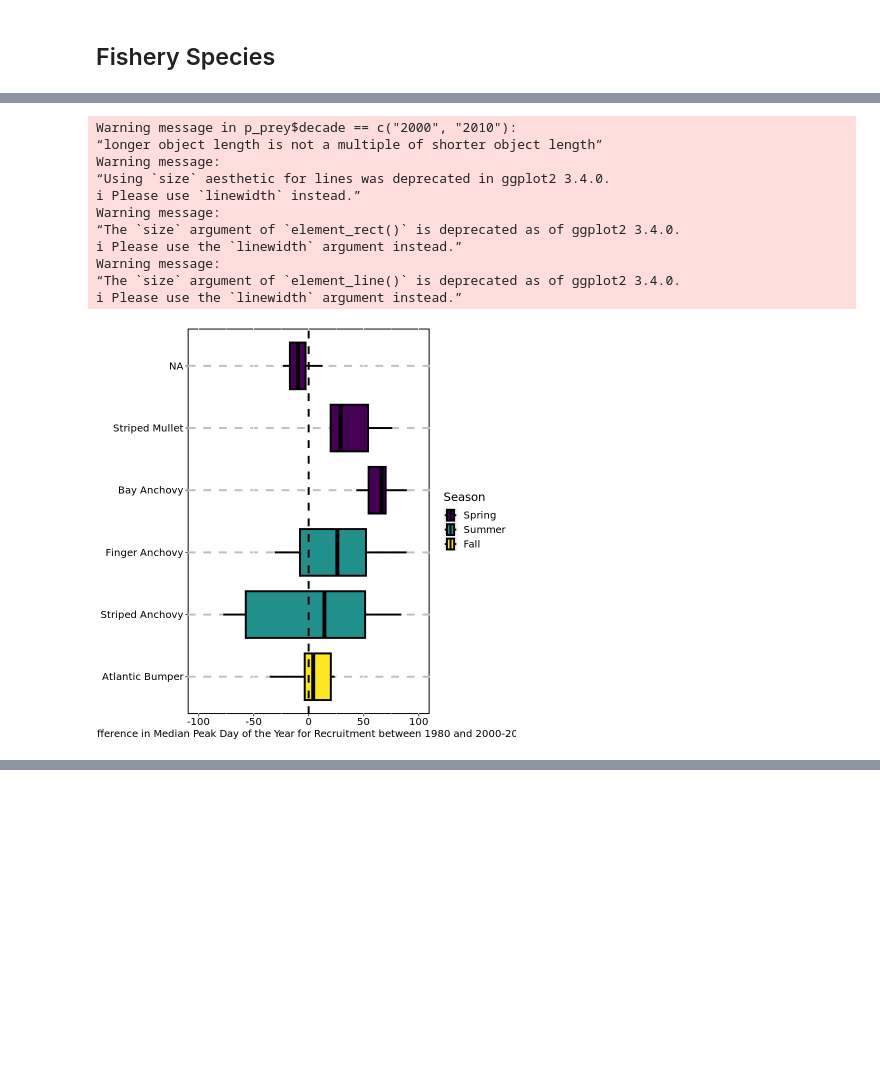
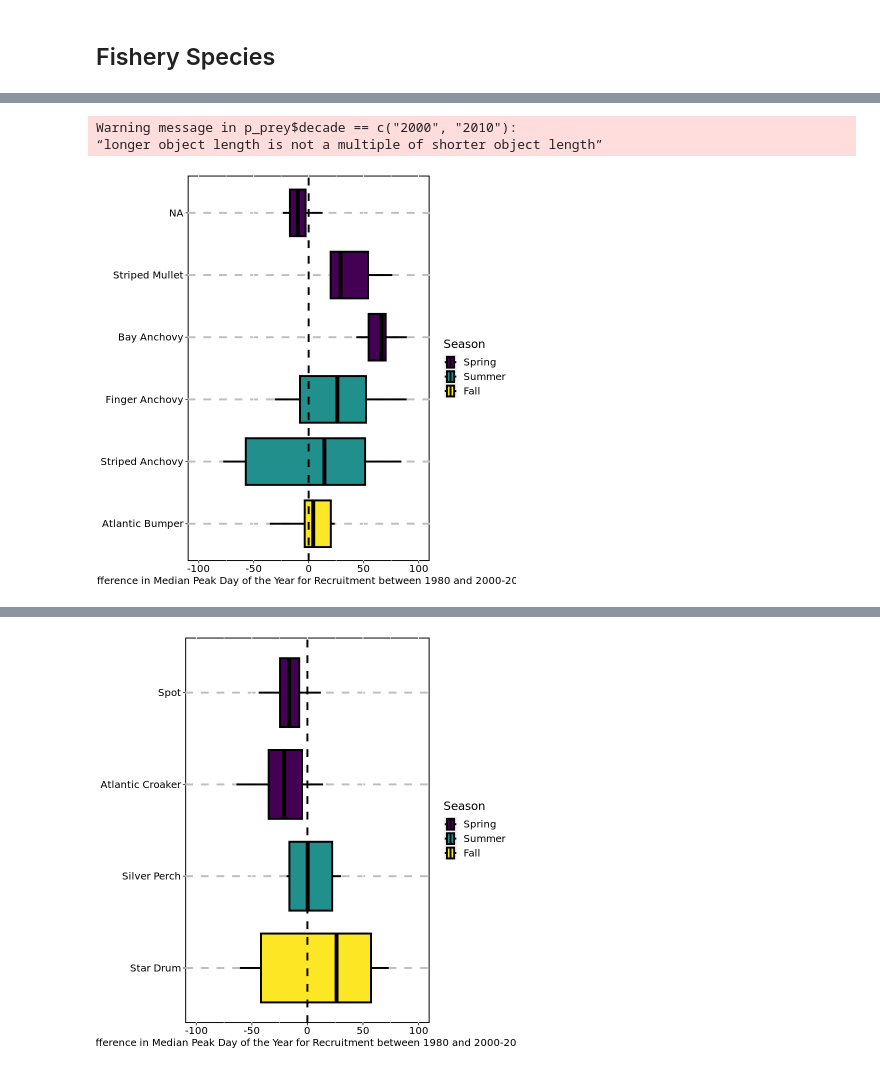
Before and after one commit to oybcst/phenology-fish-and-invertebrates, a Jupyter notebook: index.ipynb, the cells around one changed output, grey strips where cells are left out. Cells and saved outputs as stored; diff of their text form; code cells hidden in the pictures; blank space fills up the shorter version.

```diff
--- a/index.ipynb
+++ b/index.ipynb
@@ -61,21 +79,30 @@ p_prey$season <- factor(p_prey$season, levels = c("Spring", "Summer", "Fall"))
 # %%
-ggplot(p_prey[p_prey$decade == c("2000", "2010"),], aes(y = species, x = diff_median, fill = season)) +
-  geom_boxplot(outlier.shape = NA, size = 1.1, color = "black") +
-  scale_fill_viridis_d() +
-  geom_vline(xintercept = 0, linetype = "dashed", size = 1.1) +
-  xlim(-100,100) +
-  labs(x = "Difference in Median Peak Day of the Year for Recruitment between 1980 and 2000-2020", fill = "Season") +
-  theme(panel.background = element_rect(fill = "white", color = "black", size = 1.1), axis.title.y = element_blank(), panel.grid.major.y = element_line(color = "grey", size = 1.10, linetype = "dashed"), axis.title = element_text(color = "black", family = "sans", size = 12), axis.text = element_text(color = "black", family = "sans", size = 12), legend.title = element_text(color = "black", family = "sans", size = 14), legend.text = element_text(color = "black", family = "sans", size = 12))
+ggplot( p_prey[p_prey$decade == c("2000", "2010"),],
+    aes(y = species, x = diff_median, fill = season)) +
+    geom_boxplot(outlier.shape = NA, size = 1.1, color = "black") +
+    scale_fill_viridis_d() +
+    geom_vline(xintercept = 0, linetype = "dashed", size = 1.1) +
+    xlim(-100,100) +
+    labs(x = "Difference in Median Peak Day of the Year for Recruitment between 1980 and 2000-2020", fill = "Season") +
+    theme(panel.background = element_rect(fill = "white", color = "black", size = 1.1),
+        axis.title.y = element_blank(), panel.grid.major.y = element_line(color = "grey", size = 1.10, linetype = "dashed"),
+        axis.title = element_text(color = "black", family = "sans", size = 12), axis.text = element_text(color = "black", family = "sans", size = 12),
+        legend.title = element_text(color = "black", family = "sans", size = 14), legend.text = element_text(color = "black", family = "sans", size = 12))
 # %% [output]
 Warning message in p_prey$decade == c("2000", "2010"):
 “longer object length is not a multiple of shorter object length”
-Warning message:
-“Using `size` aesthetic for lines was deprecated in ggplot2 3.4.0.
-ℹ Please use `linewidth` instead.”
-Warning message:
-“The `size` argument of `element_rect()` is deprecated as of ggplot2 3.4.0.
-ℹ Please use the `linewidth` argument instead.”
-Warning message:
-“The `size` argument of `element_line()` is deprecated as of ggplot2 3.4.0.
-ℹ Please use the `linewidth` argument instead.”
 [figure]
+# %%
+b_prey$species <- factor(b_prey$species, levels = c("Star Drum", "Silver Perch", "Atlantic Croaker", "Spot"))
+b_prey$season <- factor(b_prey$season, levels = c("Spring", "Summer", "Fall"))
+ggplot(b_prey[b_prey$decade == c("2000", "2010"),], aes(y = species, x = diff_median, fill = season)) +
+  geom_boxplot(outlier.shape = NA, size = 1.1, color = "black") +
+  scale_fill_viridis_d() +
+  geom_vline(xintercept = 0, linetype = "dashed", size = 1.1) +
+  xlim(-100,100) +
+  labs(x = "Difference in Median Peak Day of the Year for Recruitment between 1980 and 2000-2020", fill = "Season") +
+  theme(panel.background = element_rect(fill = "white", color = "black", size = 1.1), axis.title.y = element_blank(),
+        panel.grid.major.y = element_line(color = "grey", size = 1.10, linetype = "dashed"), axis.title = element_text(color = "black", family = "sans", size = 12),
+        axis.text = element_text(color = "black", family = "sans", size = 12), legend.title = element_text(color = "black", family = "sans", size = 14),
+        legend.text = element_text(color = "black", family = "sans", size = 12))
+# %% [output]
@@ -81,0 +111 @@ Warning message:
+[figure, added]
```
Also changed, not shown: parts of 12 cells of this notebook, 3 other files.
